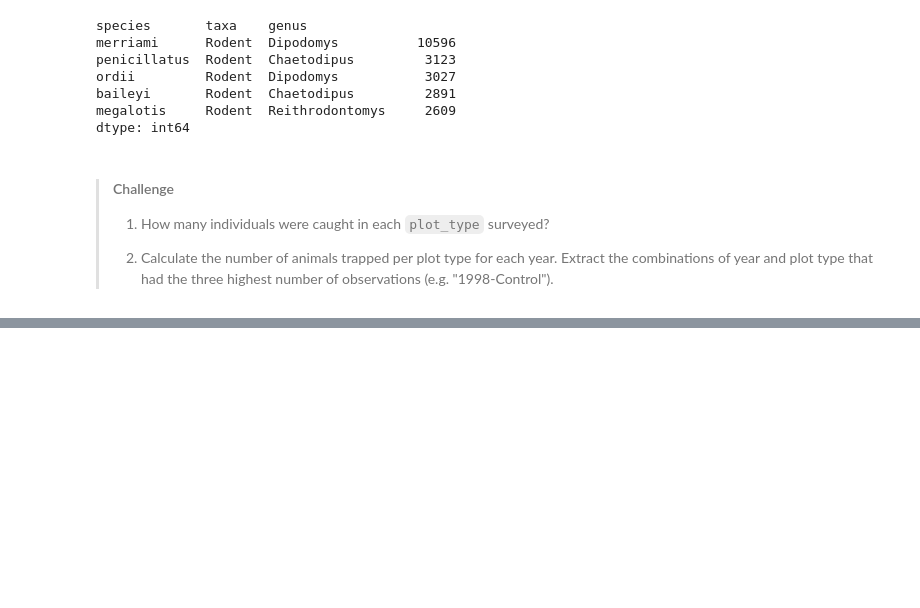
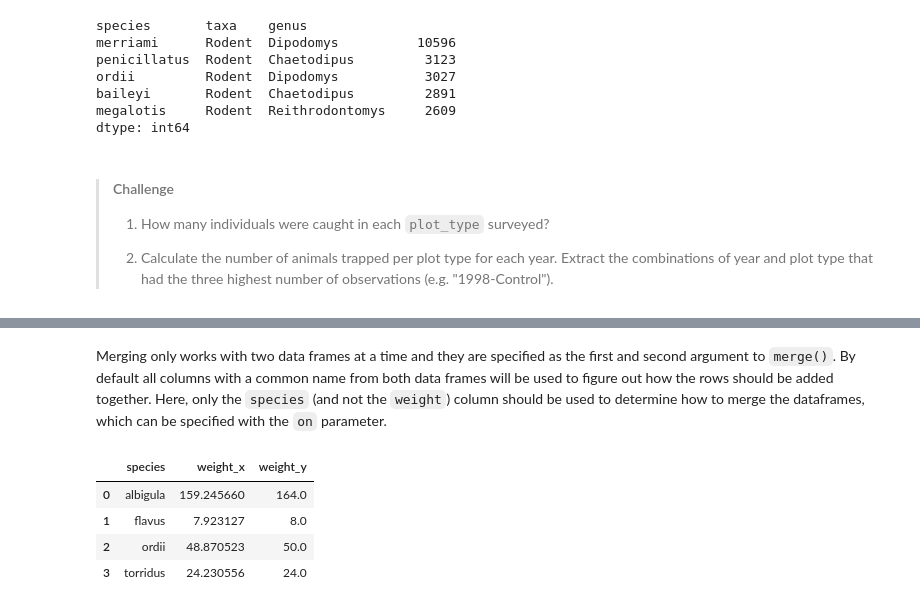
Before and after one commit to UofTCoders/2018-09-10-utoronto, a Jupyter notebook: code/2-data-analysis-in-python.ipynb, the cells around one changed output, grey strips where cells are left out. Drawn from its saved outputs; the diff is of its cells as text; code cells hidden in the pictures; blank space fills up the shorter version.

```diff
--- a/code/2-data-analysis-in-python.ipynb
+++ b/code/2-data-analysis-in-python.ipynb
@@ -1222,0 +1069,11 @@ This concludes the introductory data analysis section.
+# %% [markdown]
+Merging only works with two data frames at a time and they are specified as the first and second argument to `merge()`. By default all columns with a common name from both data frames will be used to figure out how the rows should be added together. Here, only the `species` (and not the `weight`) column should be used to determine how to merge the dataframes, which can be specified with the `on` parameter.
+# %%
+merged_df = pd.merge(wt_avg, wt_med, on='species')
+merged_df
+# %% [output]
+|  | species | weight_x | weight_y |
+| 0 | albigula | 159.245660 | 164.0 |
+| 1 | flavus | 7.923127 | 8.0 |
+| 2 | ordii | 48.870523 | 50.0 |
+| 3 | torridus | 24.230556 | 24.0 |
```
Also changed, not shown: parts of 45 cells of this notebook.
